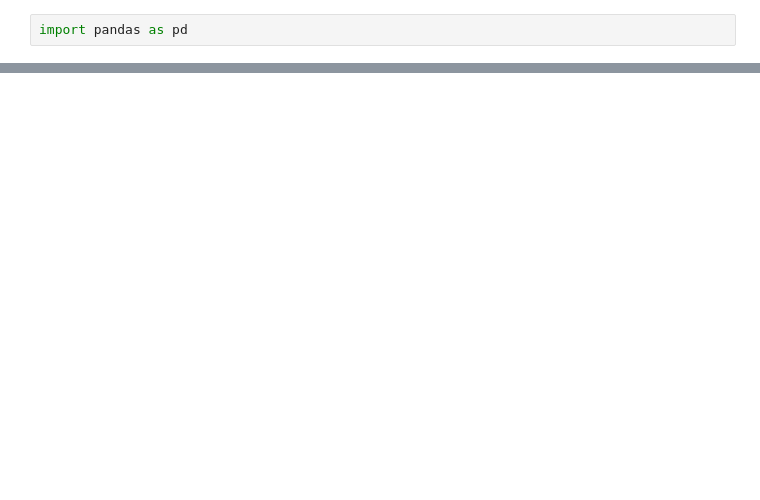
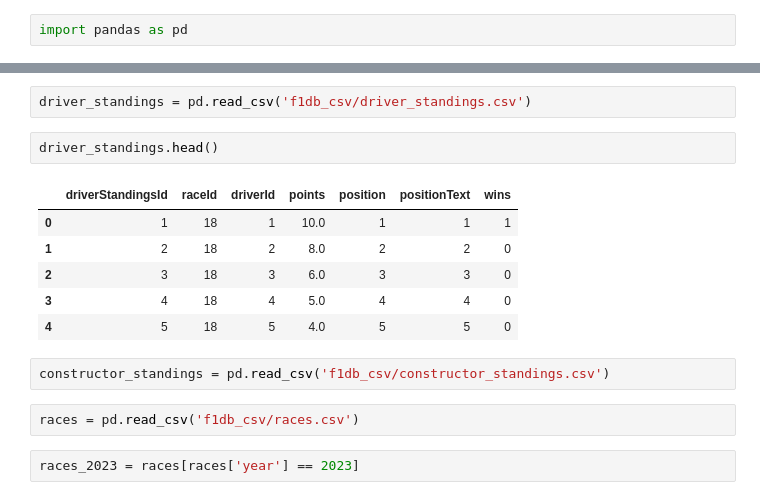
Before and after one commit to markprubin/formula1-analyst, a Jupyter notebook: F1 Driver and Constructor Season Totals 2023.ipynb, the cells around one changed output, grey strips where cells are left out. Cells and saved outputs as stored; diff of their text form; blank space fills up the shorter version.

```diff
--- a/F1 Driver and Constructor Season Totals 2023.ipynb
+++ b/F1 Driver and Constructor Season Totals 2023.ipynb
@@ -22,3 +24,20 @@ constructors.head()
 | 2 | 3 | williams | Williams | British | http://en.wikipedia.org/wiki/Will... |
 | 3 | 4 | renault | Renault | French | http://en.wikipedia.org/wiki/Rena... |
 | 4 | 5 | toro_rosso | Toro Rosso | Italian | http://en.wikipedia.org/wiki/Scud... |
+# %%
+driver_standings = pd.read_csv('f1db_csv/driver_standings.csv')
+# %%
+driver_standings.head()
+# %% [output]
+|  | driverStandingsId | raceId | driverId | points | position | positionText | wins |
+| 0 | 1 | 18 | 1 | 10.0 | 1 | 1 | 1 |
+| 1 | 2 | 18 | 2 | 8.0 | 2 | 2 | 0 |
+| 2 | 3 | 18 | 3 | 6.0 | 3 | 3 | 0 |
+| 3 | 4 | 18 | 4 | 5.0 | 4 | 4 | 0 |
+| 4 | 5 | 18 | 5 | 4.0 | 5 | 5 | 0 |
+# %%
+constructor_standings = pd.read_csv('f1db_csv/constructor_standings.csv')
+# %%
+races = pd.read_csv('f1db_csv/races.csv')
+# %%
+races_2023 = races[races['year'] == 2023]
```
Also changed, not shown: parts of 11 cells of this notebook.
